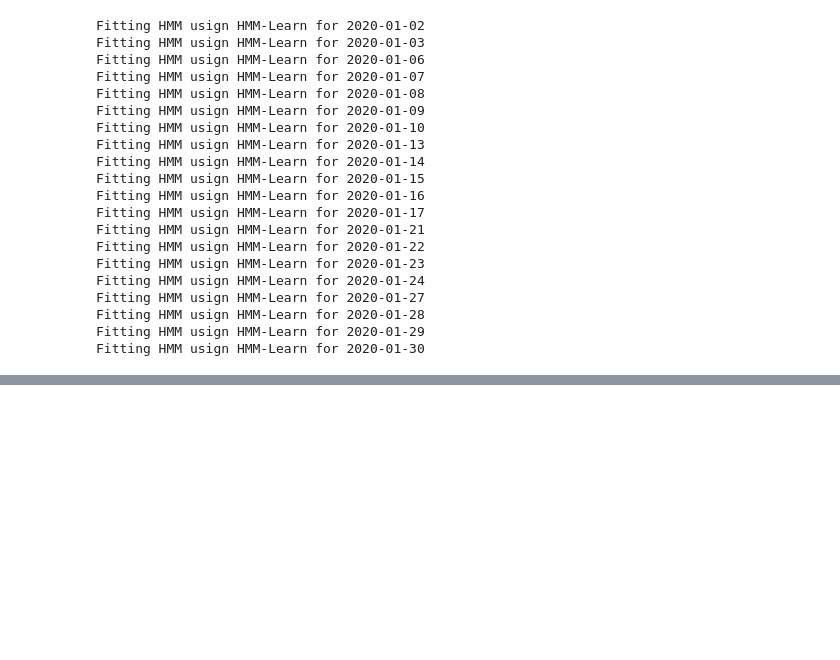
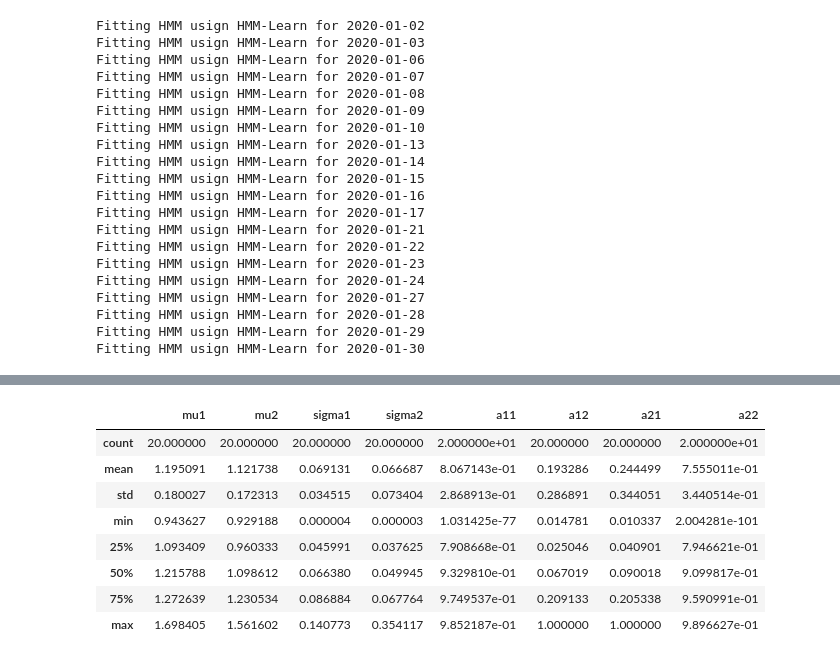
Before and after one commit to jasonbohne123/HMM_LOB_Inference, a Jupyter notebook: daily_hmm_fit.ipynb, the cells around one changed output, grey strips where cells are left out. Cells and saved outputs as stored; diff of their text form; code cells hidden in the pictures; blank space fills up the shorter version.

```diff
--- a/daily_hmm_fit.ipynb
+++ b/daily_hmm_fit.ipynb
@@ -198,0 +284,12 @@ spread_df.describe()
+# %%
+hmm_df['bidsize'].describe()
+# %% [output]
+|  | mu1 | mu2 | sigma1 | sigma2 | a11 | a12 | a21 | a22 |
+| count | 20.000000 | 20.000000 | 20.000000 | 20.000000 | 2.000000e+01 | 20.000000 | 20.000000 | 2.000000e+01 |
+| mean | 1.195091 | 1.121738 | 0.069131 | 0.066687 | 8.067143e-01 | 0.193286 | 0.244499 | 7.555011e-01 |
+| std | 0.180027 | 0.172313 | 0.034515 | 0.073404 | 2.868913e-01 | 0.286891 | 0.344051 | 3.440514e-01 |
+| min | 0.943627 | 0.929188 | 0.000004 | 0.000003 | 1.031425e-77 | 0.014781 | 0.010337 | 2.004281e-101 |
+| 25% | 1.093409 | 0.960333 | 0.045991 | 0.037625 | 7.908668e-01 | 0.025046 | 0.040901 | 7.946621e-01 |
+| 50% | 1.215788 | 1.098612 | 0.066380 | 0.049945 | 9.329810e-01 | 0.067019 | 0.090018 | 9.099817e-01 |
+| 75% | 1.272639 | 1.230534 | 0.086884 | 0.067764 | 9.749537e-01 | 0.209133 | 0.205338 | 9.590991e-01 |
+| max | 1.698405 | 1.561602 | 0.140773 | 0.354117 | 9.852187e-01 | 1.000000 | 1.000000 | 9.896627e-01 |
```
Also changed, not shown: parts of 21 cells of this notebook, 9 other files.
